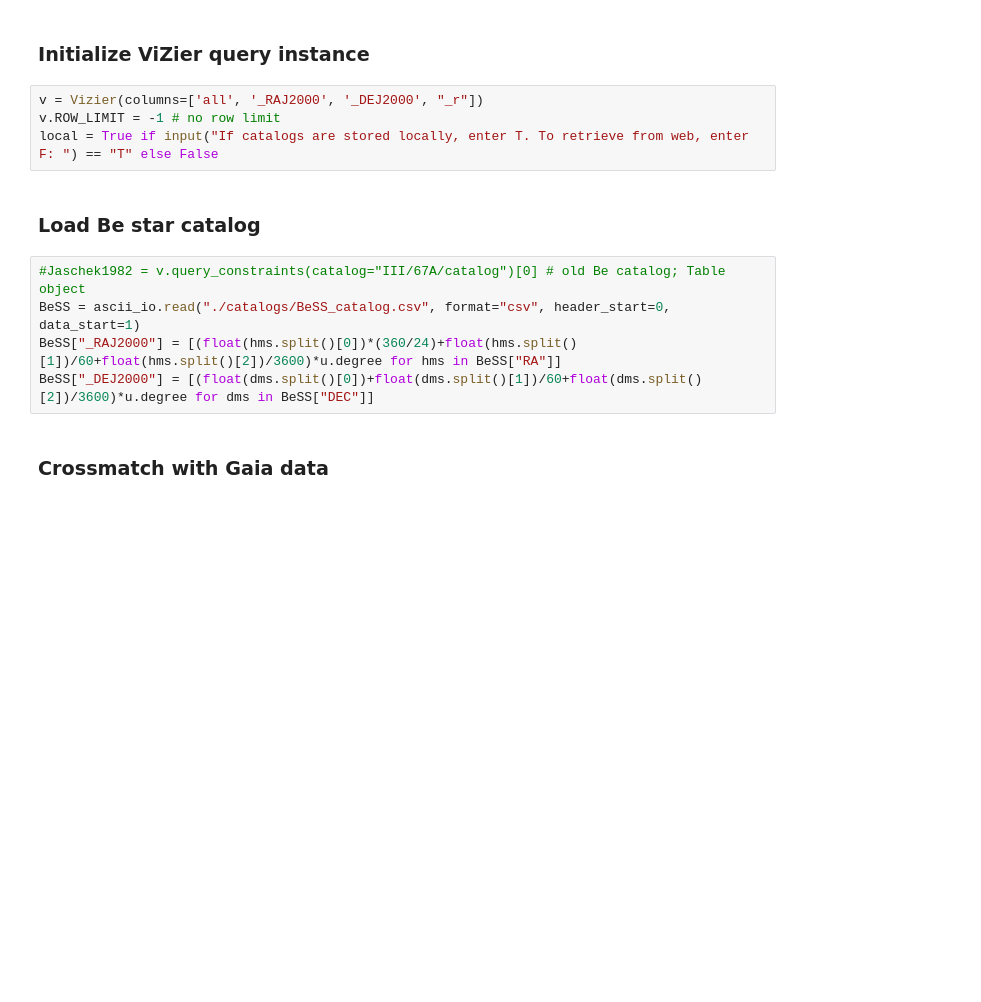
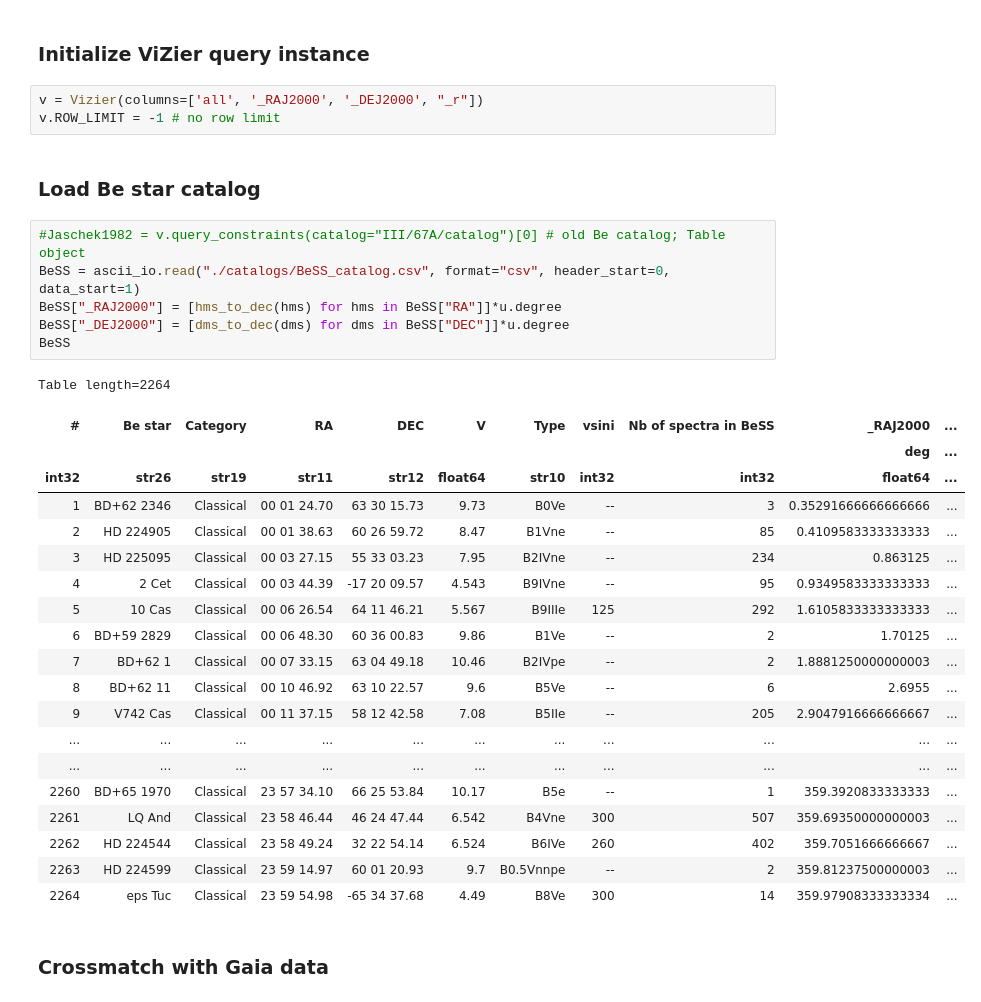
Before and after one commit to cgobat/XDBS-old, a Jupyter notebook: crossmatch.ipynb, the cells around one changed output. Drawn from its saved outputs; the diff is of its cells as text; blank space fills up the shorter version.

```diff
--- a/crossmatch.ipynb
+++ b/crossmatch.ipynb
@@ -12,14 +30,35 @@ from astroquery.vizier import Vizier
 # %%
 v = Vizier(columns=['all', '_RAJ2000', '_DEJ2000', "_r"])
 v.ROW_LIMIT = -1 # no row limit
-local = True if input("If catalogs are stored locally, enter T. To retrieve from web, enter F: ") == "T" else False
 # %% [markdown]
 ### Load Be star catalog
 # %%
 #Jaschek1982 = v.query_constraints(catalog="III/67A/catalog")[0] # old Be catalog; Table object
 BeSS = ascii_io.read("./catalogs/BeSS_catalog.csv", format="csv", header_start=0, data_start=1)
-BeSS["_RAJ2000"] = [(float(hms.split()[0])*(360/24)+float(hms.split()[1])/60+float(hms.split()[2])/3600)*u.degree for hms in BeSS["RA"]]
-BeSS["_DEJ2000"] = [(float(dms.split()[0])+float(dms.split()[1])/60+float(dms.split()[2])/3600)*u.degree for dms in BeSS["DEC"]]
+BeSS["_RAJ2000"] = [hms_to_dec(hms) for hms in BeSS["RA"]]*u.degree
+BeSS["_DEJ2000"] = [dms_to_dec(dms) for dms in BeSS["DEC"]]*u.degree
+BeSS
+# %% [output]
+Table length=2264
+| # | Be star | Category | RA | DEC | V | Type | vsini | Nb of spectra in BeSS | _RAJ2000 | ... |
+|  |  |  |  |  |  |  |  |  | deg | ... |
+| int32 | str26 | str19 | str11 | str12 | float64 | str10 | int32 | int32 | float64 | ... |
+| 1 | BD+62 2346 | Classical | 00 01 24.70 | 63 30 15.73 | 9.73 | B0Ve | -- | 3 | 0.35291666666666666 | ... |
+| 2 | HD 224905 | Classical | 00 01 38.63 | 60 26 59.72 | 8.47 | B1Vne | -- | 85 | 0.4109583333333333 | ... |
+| 3 | HD 225095 | Classical | 00 03 27.15 | 55 33 03.23 | 7.95 | B2IVne | -- | 234 | 0.863125 | ... |
+| 4 | 2 Cet | Classical | 00 03 44.39 | -17 20 09.57 | 4.543 | B9IVne | -- | 95 | 0.9349583333333333 | ... |
+| 5 | 10 Cas | Classical | 00 06 26.54 | 64 11 46.21 | 5.567 | B9IIIe | 125 | 292 | 1.6105833333333333 | ... |
+| 6 | BD+59 2829 | Classical | 00 06 48.30 | 60 36 00.83 | 9.86 | B1Ve | -- | 2 | 1.70125 | ... |
+| 7 | BD+62 1 | Classical | 00 07 33.15 | 63 04 49.18 | 10.46 | B2IVpe | -- | 2 | 1.8881250000000003 | ... |
+| 8 | BD+62 11 | Classical | 00 10 46.92 | 63 10 22.57 | 9.6 | B5Ve | -- | 6 | 2.6955 | ... |
+| 9 | V742 Cas | Classical | 00 11 37.15 | 58 12 42.58 | 7.08 | B5IIe | -- | 205 | 2.9047916666666667 | ... |
+| ... | ... | ... | ... | ... | ... | ... | ... | ... | ... | ... |
+| ... | ... | ... | ... | ... | ... | ... | ... | ... | ... | ... |
+| 2260 | BD+65 1970 | Classical | 23 57 34.10 | 66 25 53.84 | 10.17 | B5e | -- | 1 | 359.3920833333333 | ... |
+| 2261 | LQ And | Classical | 23 58 46.44 | 46 24 47.44 | 6.542 | B4Vne | 300 | 507 | 359.69350000000003 | ... |
+| 2262 | HD 224544 | Classical | 23 58 49.24 | 32 22 54.14 | 6.524 | B6IVe | 260 | 402 | 359.7051666666667 | ... |
+| 2263 | HD 224599 | Classical | 23 59 14.97 | 60 01 20.93 | 9.7 | B0.5Vnnpe | -- | 2 | 359.81237500000003 | ... |
+| 2264 | eps Tuc | Classical | 23 59 54.98 | -65 34 37.68 | 4.49 | B8Ve | 300 | 14 | 359.97908333333334 | ... |
 # %% [markdown]
 ### Crossmatch with Gaia data
 # %%
```
Also changed, not shown: parts of 15 cells of this notebook.
